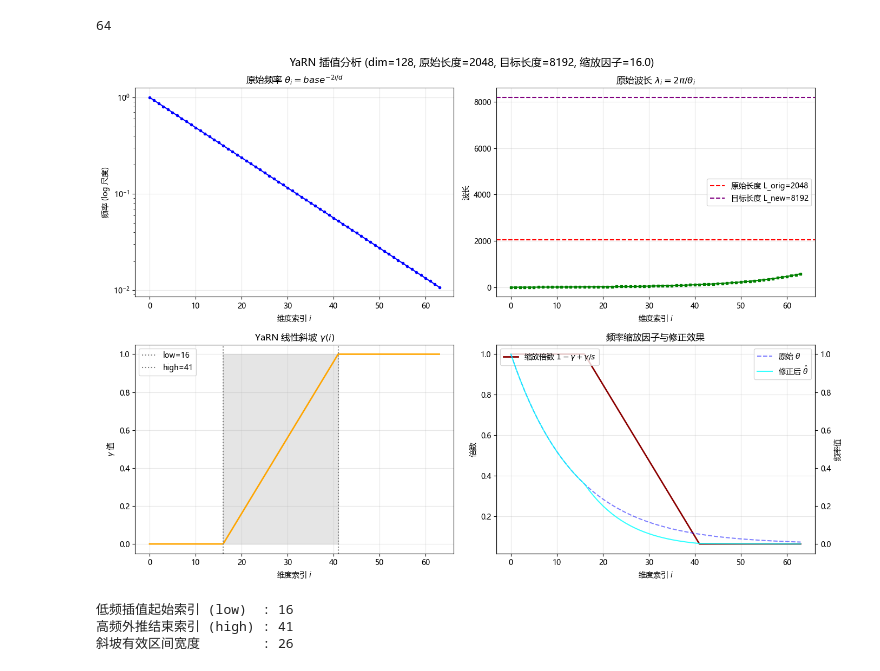
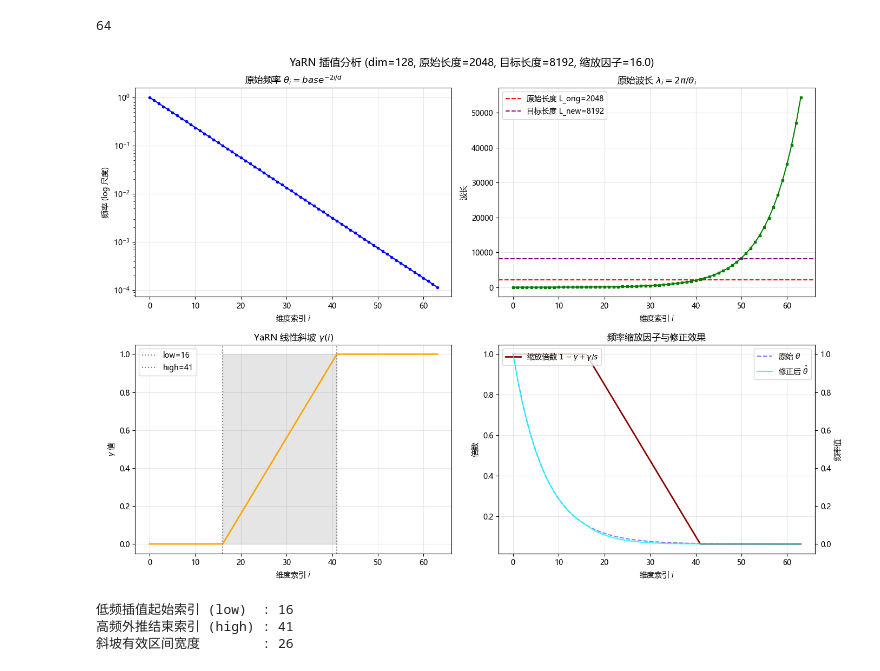
Before and after one commit to junhuigugu9-alt/minimind_learn, a Jupyter notebook: Learning Experiemnt/Yarn.ipynb, the cells around one changed output. Drawn from its saved outputs; the diff is of its cells as text; code cells hidden in the pictures.

```diff
--- a/Learning Experiemnt/Yarn.ipynb
+++ b/Learning Experiemnt/Yarn.ipynb
@@ -24,7 +24,7 @@ beta_slow = 1.0
 # ---------- 1. 计算基础频率 ----------
 # i 的取值范围：0 到 dim//2 - 1
 i_indices = torch.arange(0, dim // 2)
-theta_i = 1.0 / (rope_base ** (i_indices.float() / dim))  # 等价于 base^(-2i/d)
+theta_i = 1.0 / (rope_base ** (2 * i_indices.float() / dim))  # 等价于 base^(-2i/d)
 
 # ---------- 2. 计算 YaRN 线性斜坡 gamma(i) ----------
 # 定义 inv_dim 函数
@@ -76,34 +76,34 @@ axs[1, 0].axvline(x=high, color='gray', linestyle=':', label=f'high={high}')
 axs[1, 0].fill_between(i_indices.numpy(), 0, 1, where=(i_indices >= low) & (i_indices <= high), alpha=0.2, color='gray')
 axs[1, 0].set_title('YaRN 线性斜坡 $\\gamma(i)$')
 axs[1, 0].set_xlabel('维度索引 $i$')
 axs[1, 0].set_ylabel('$\\gamma$ 值')
 axs[1, 0].legend()
 axs[1, 0].grid(True, alpha=0.3)
 
 # 子图 4: 缩放倍数以及修正后的频率对比
 axs[1, 1].plot(i_indices.numpy(), scale_factor.numpy(), color='darkred', linewidth=2, label='缩放倍数 $1-\\gamma+\\gamma/s$')
 axs[1, 1].set_title('频率缩放因子与修正效果')
 axs[1, 1].set_xlabel('维度索引 $i$')
 axs[1, 1].set_ylabel('倍数')
 axs[1, 1].legend(loc='upper left')
 axs[1, 1].grid(True, alpha=0.3)
 
 # 在子图4上叠加修正前后的频率对比（双纵轴）
 ax2 = axs[1, 1].twinx()
 ax2.plot(i_indices.numpy(), theta_i.numpy(), color='blue', alpha=0.5, linestyle='--', label='原始 $\\theta$')
 ax2.plot(i_indices.numpy(), theta_scaled.numpy(), color='cyan', alpha=0.8, linestyle='-', label='修正后 $\\hat{\\theta}$')
 ax2.set_ylabel('频率值', color='black')
 ax2.legend(loc='upper right')
 
 plt.tight_layout()
 plt.show()
 
 # 打印关键临界索引
 print(f"低频插值起始索引 (low)  : {low}")
 print(f"高频外推结束索引 (high) : {high}")
 print(f"斜坡有效区间宽度        : {high - low + 1}")
 # %% [output]
-[figure, old version]
+[figure, new version]
 低频插值起始索引 (low)  : 16
 高频外推结束索引 (high) : 41
 斜坡有效区间宽度        : 26
```
